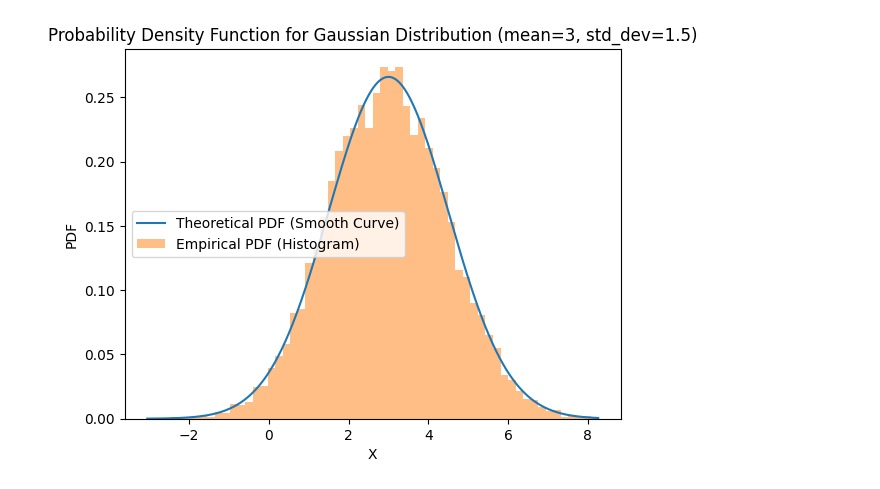
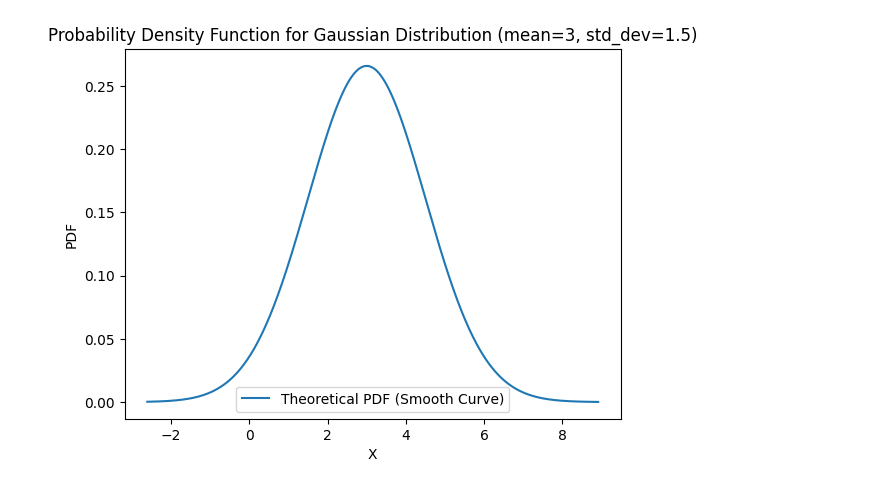
Before and after one commit to YahiaNaiem/Math5_project, a Jupyter notebook: Gaussian.ipynb, the cells around one changed output. Saved outputs shown, nothing was run; the diff lists cells and outputs as text; code cells hidden in the pictures.

```diff
--- a/Gaussian.ipynb
+++ b/Gaussian.ipynb
@@ -16,53 +16,47 @@ def gaussian_variance(std_dev):
     return std_dev**2
 
 def gaussian_expectation(mu):
-
     # Calculate the expectation (mean) of a Gaussian distribution.
     return mu
+
+def plot_gaussian_pdf(mean, std_dev, size=10000):
+    # Generate a random sample from a Gaussian distribution
+    X = np.random.normal(mean, std_dev, size=size)
+
+    # Generate values for the PDF curve
+    x_pdf = np.linspace(min(X), max(X), 1000)
+    pdf_values = gaussian_pdf(x_pdf, mean, std_dev)
+
+    # Plot Probability Density Function (PDF) as a curve and histogram
+    plt.plot(x_pdf, pdf_values, label='Theoretical PDF (Smooth Curve)')
+    #plt.hist(X, bins='auto', density=True, alpha=0.5, label='Empirical PDF (Histogram)')
+    plt.xlabel('X')
+    plt.ylabel('PDF')
+    plt.title(f'Probability Density Function for Gaussian Distribution (mean={mean}, std_dev={std_dev})')
+    plt.legend()
+    plt.show()
+
+def plot_gaussian_cdf(mean, std_dev, size=10000):
+    # Generate a random sample from a Gaussian distribution
+    X = np.random.normal(mean, std_dev, size=size)
+
+    # Sort the sample for plotting the empirical CDF
+    x_cdf = np.sort(X)
+    y_cdf = [gaussian_cdf(x, mean, std_dev) for x in x_cdf]
+
+    # Plot Cumulative Distribution Function (CDF)
+    plt.step(x_cdf, y_cdf, where='post', label='Empirical CDF', color = "green")
+    plt.title(f'Cumulative Distribution Function for Gaussian Distribution (mean={mean}, std_dev={std_dev})')
+    plt.xlabel('X')
+    plt.ylabel('CDF')
+    plt.legend()
+    plt.show()
 
 # Parameters for the Gaussian distribution
 mean = 3
 std_dev = 1.5
 
-# Size of the random sample
-size = 10000
-
-# Generate a random sample from a Gaussian distribution
-X = np.random.normal(mean, std_dev, size=size)
-
-# Calculate unique values and counts in the random sample
-unique_values, counts = np.unique(X, return_counts=True)
-
-# Generate values for the PDF curve
-x_pdf = np.linspace(min(X), max(X), 1000)
-pdf_values = gaussian_pdf(x_pdf, mean, std_dev)
-
-# Sort the sample for plotting the empirical CDF
-x_cdf = np.sort(X)
-y_cdf = [gaussian_cdf(x, mean, std_dev) for x in x_cdf]
-
-# Calculate variance and expectation of the Gaussian distribution
-variance = gaussian_variance(std_dev)
-expectation = gaussian_expectation(mean)
-
-# Print variance and expectation
-print("variance =", variance)
-print("expectation =", expectation)
-
-# Plot Probability Density Function (PDF) as a curve and histogram
-plt.plot(x_pdf, pdf_values, label='Theoretical PDF (Smooth Curve)')
-plt.hist(X, bins='auto', density=True, alpha=0.5, label='Empirical PDF (Histogram)')
-plt.xlabel('X')
-plt.ylabel('PDF')
-plt.title(f'Probability Density Function for Gaussian Distribution (mean={mean}, std_dev={std_dev})')
-plt.legend()
-plt.show()
-
-# Plot Cumulative Distribution Function (CDF)
-plt.step(x_cdf, y_cdf, where='post', label='Empirical CDF')
-plt.title(f'Cumulative Distribution Function for Gaussian Distribution (mean={mean}, std_dev={std_dev})')
-plt.xlabel('X')
-plt.ylabel('CDF')
-plt.legend()
-plt.show()
+# Call the plotting functions
+plot_gaussian_pdf(mean, std_dev)
+plot_gaussian_cdf(mean, std_dev)
 # %% [output]
@@ -71 +63 @@ expectation = 3
-[figure, old version]
+[figure, new version]
```
Also changed, not shown: parts of 1 cell of this notebook, 2 other files.
